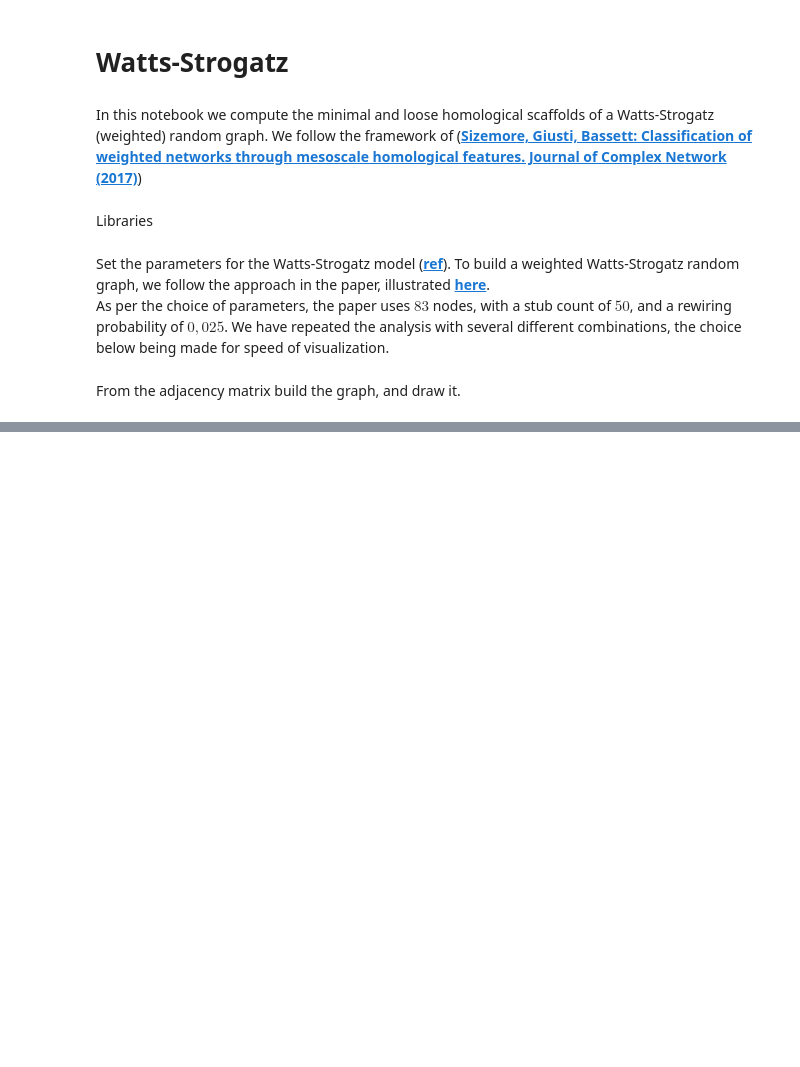
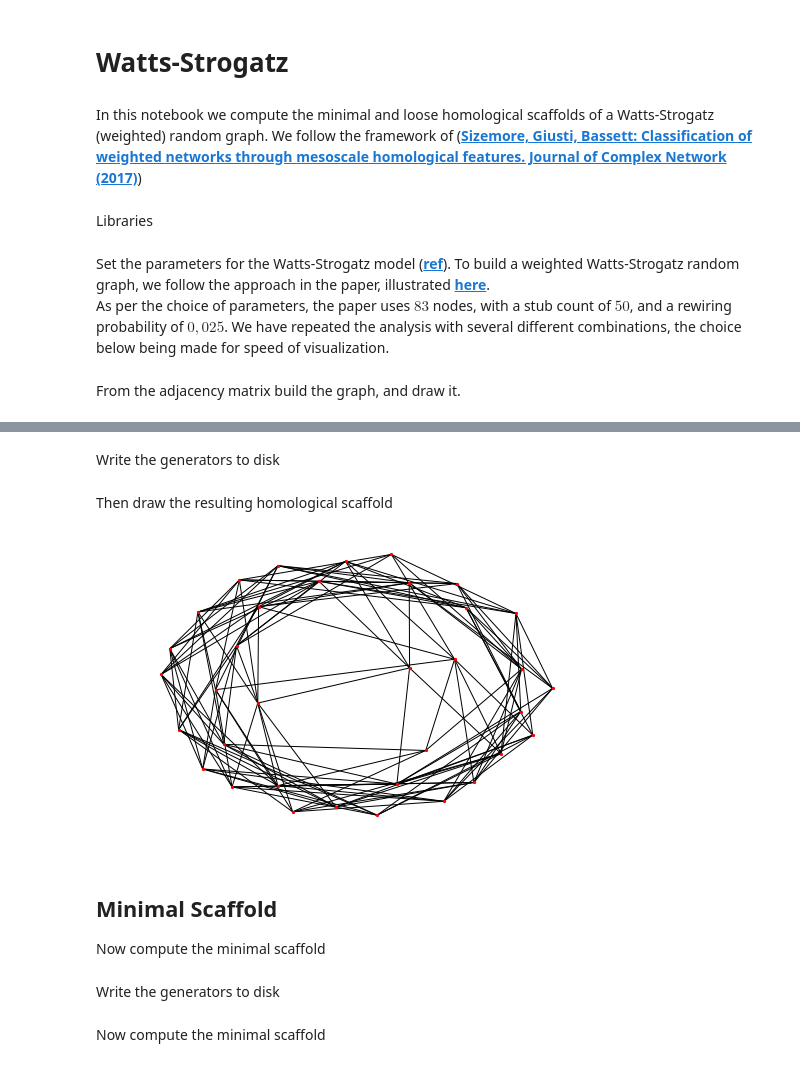
Before and after one commit to marcoguerra192/MinScaffold, a Jupyter notebook: examples/Watts-Strogatz/Watts-Strogatz.ipynb, the cells around one changed output, grey strips where cells are left out. Saved outputs shown, nothing was run; the diff lists cells and outputs as text; code cells hidden in the pictures; blank space fills up the shorter version.

```diff
--- a/examples/Watts-Strogatz/Watts-Strogatz.ipynb
+++ b/examples/Watts-Strogatz/Watts-Strogatz.ipynb
@@ -83,0 +85,4 @@ scriptdir = basedir + 'scripts/WS/'
+# %%
+basedir = '../..'
+#scriptdir = basedir + '<path to here>'
+scriptdir = './'
@@ -83,0 +111,33 @@ scriptdir = basedir + 'scripts/WS/'
+# %% [markdown]
+Write the generators to disk
+# %%
+gen_file = scriptdir + 'gen/generators_test_ws_.pck'
+gen = pk.load(open(gen_file, 'rb'))
+
+ScafH = nx.Graph()
+ScafH.add_nodes_from(G)
+
+edges = []
+
+for c in gen[1]:
+    edges.extend(c.cycles())
+
+for e in edges:
+    u , v = int(e[0]) , int(e[1])
+    if ScafH.has_edge(u,v):
+        ScafH[u][v]['weight'] += 1
+    else:
+        ScafH.add_edge(u, v, weight=1)
+
+#WRITE RESULTING SCAFFOLD TO FILE
+out_file = scriptdir + 'Scaffolds/JPScaffold.pck'
+pk.dump(ScafH, open(out_file,'wb'))
+# %% [markdown]
+Then draw the resulting homological scaffold
+# %%
+nx.draw(ScafH, pos = layout, node_size=5)
+# %% [output]
+[figure, added]
+# %% [markdown]
+## Minimal Scaffold
+Now compute the minimal scaffold
@@ -83,0 +152,2 @@ scriptdir = basedir + 'scripts/WS/'
+# %% [markdown]
+Write the generators to disk
@@ -83,0 +157,2 @@ scriptdir = basedir + 'scripts/WS/'
+# %% [markdown]
+Now compute the minimal scaffold
```
Also changed, not shown: parts of 14 cells of this notebook.
